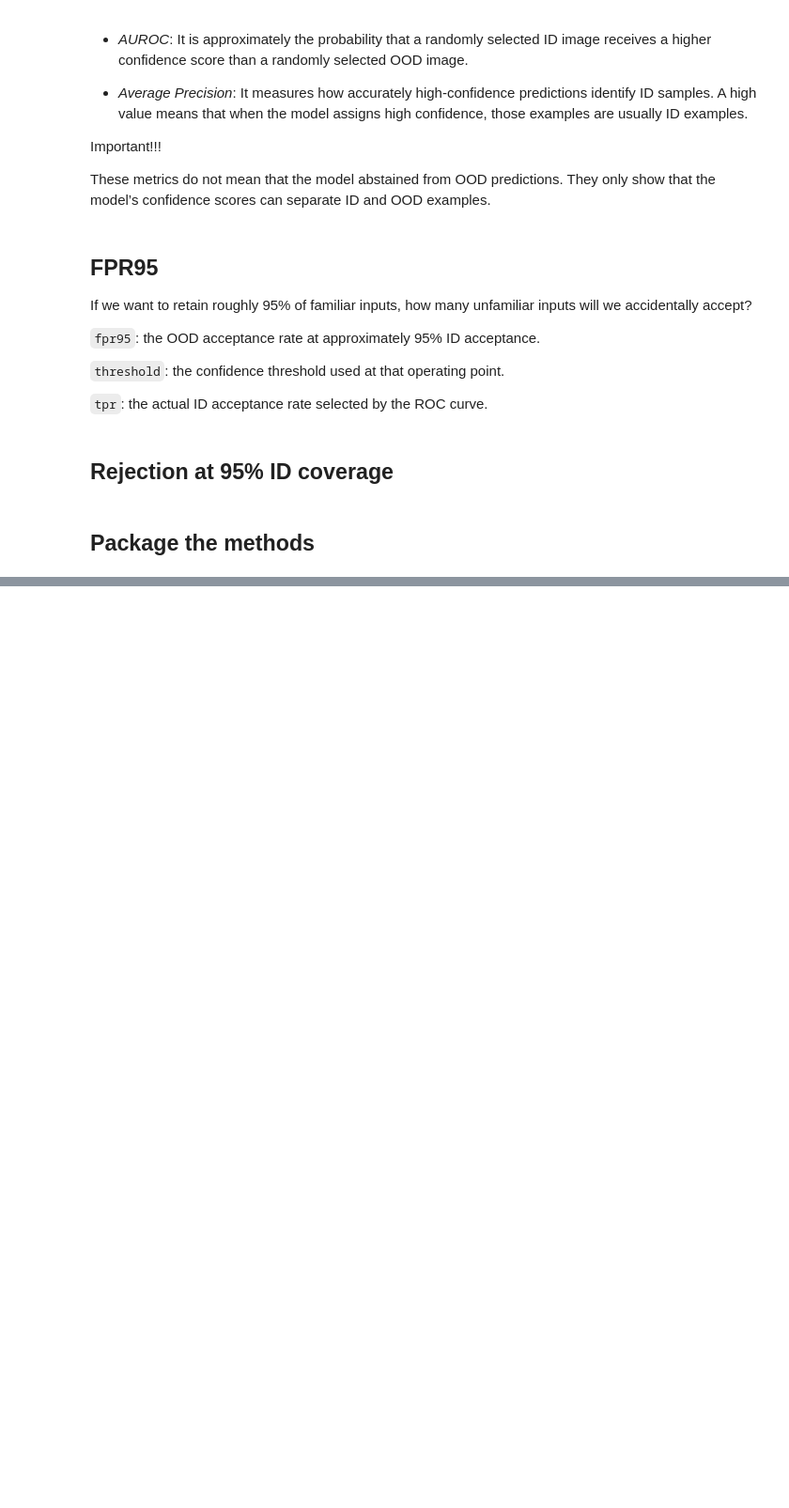
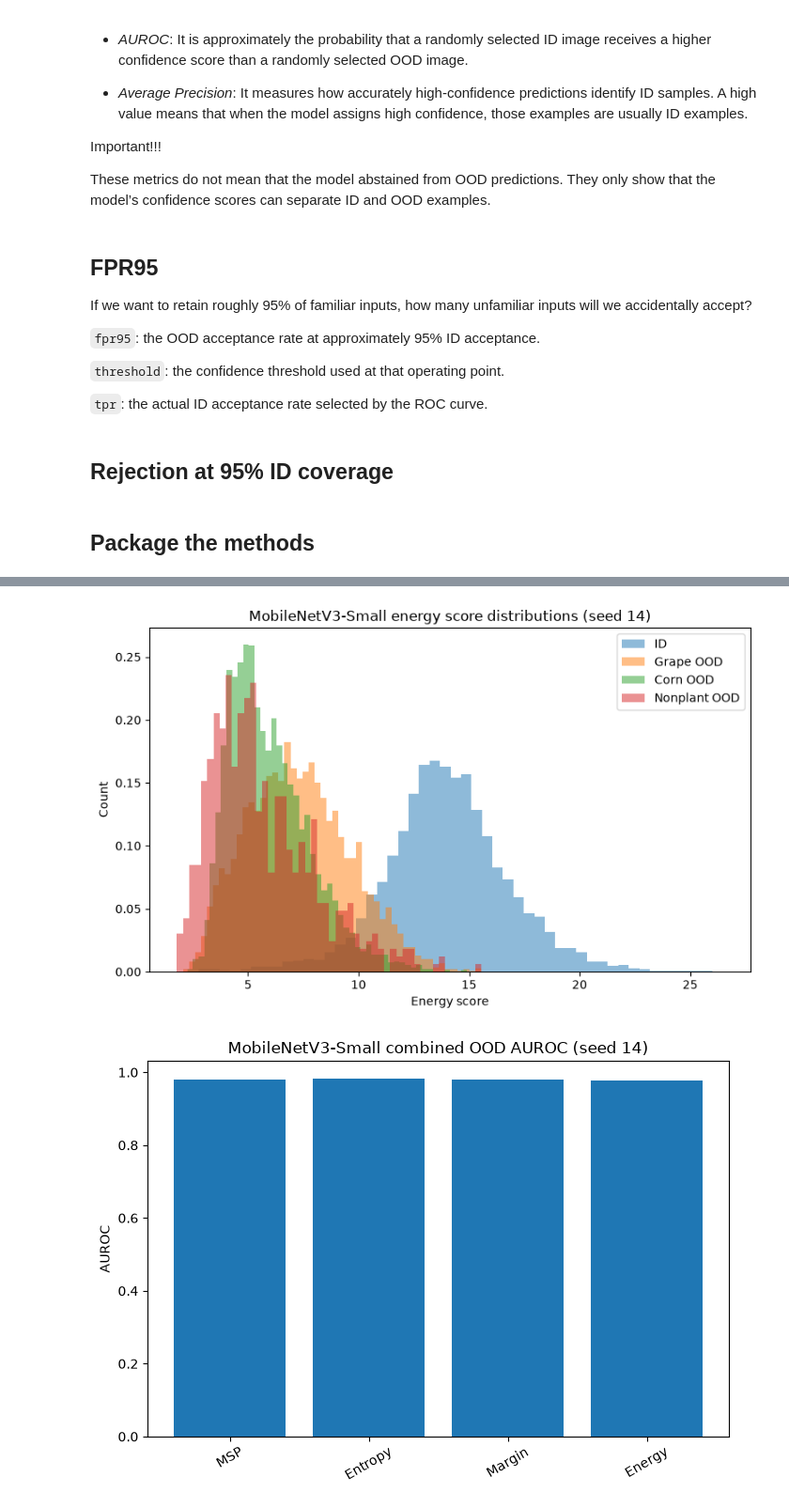
Before and after one commit to vbhaga89/COS801_Project, a Jupyter notebook: rq7.3-ood-abstention/04_posthoc_methods.ipynb, the cells around one changed output, grey strips where cells are left out. Shown at 94% size. Drawn from its saved outputs; the diff is of its cells as text; code cells hidden in the pictures; blank space fills up the shorter version.

```diff
--- a/rq7.3-ood-abstention/04_posthoc_methods.ipynb
+++ b/rq7.3-ood-abstention/04_posthoc_methods.ipynb
@@ -253,19 +182,3 @@ score_functions = {
     "Margin": margin_score,
     "Energy": energy_score,
 }
-# %%
-models = {
-    "MobileNetV3-Small": {
-        "id": mobile_id["logits"],
-        "grape": mobile_grape["logits"],
-        "corn": mobile_corn["logits"],
-        "nonplant": mobile_nonplant["logits"],
-    },
-
-    "EfficientNet-B0": {
-        "id": efficient_id["logits"],
-        "grape": efficient_grape["logits"],
-        "corn": efficient_corn["logits"],
-        "nonplant": efficient_nonplant["logits"],
-    },
-}
@@ -456,22 +184,0 @@ for model_name in plot_df["model"].unique():
-# %%
-for model_name in plot_df["model"].unique():
-
-    subset = plot_df[
-        plot_df["model"] == model_name
-    ]
-
-    plt.figure(figsize=(7, 4))
-
-    plt.bar(
-        subset["method"],
-        subset["fpr95"],
-    )
-
-    plt.xlabel("Confidence method")
-    plt.ylabel("FPR95")
-    plt.title(
-        f"{model_name}: Combined OOD FPR95"
-    )
-
-    plt.tight_layout()
-    plt.show()
@@ -630,0 +312,5 @@ plt.show()
+# %%
+generate_posthoc_figures(14)
+# %% [output]
+[figure, added]
+[figure, added]
```
Also changed, not shown: parts of 22 cells of this notebook, 9 other files.
